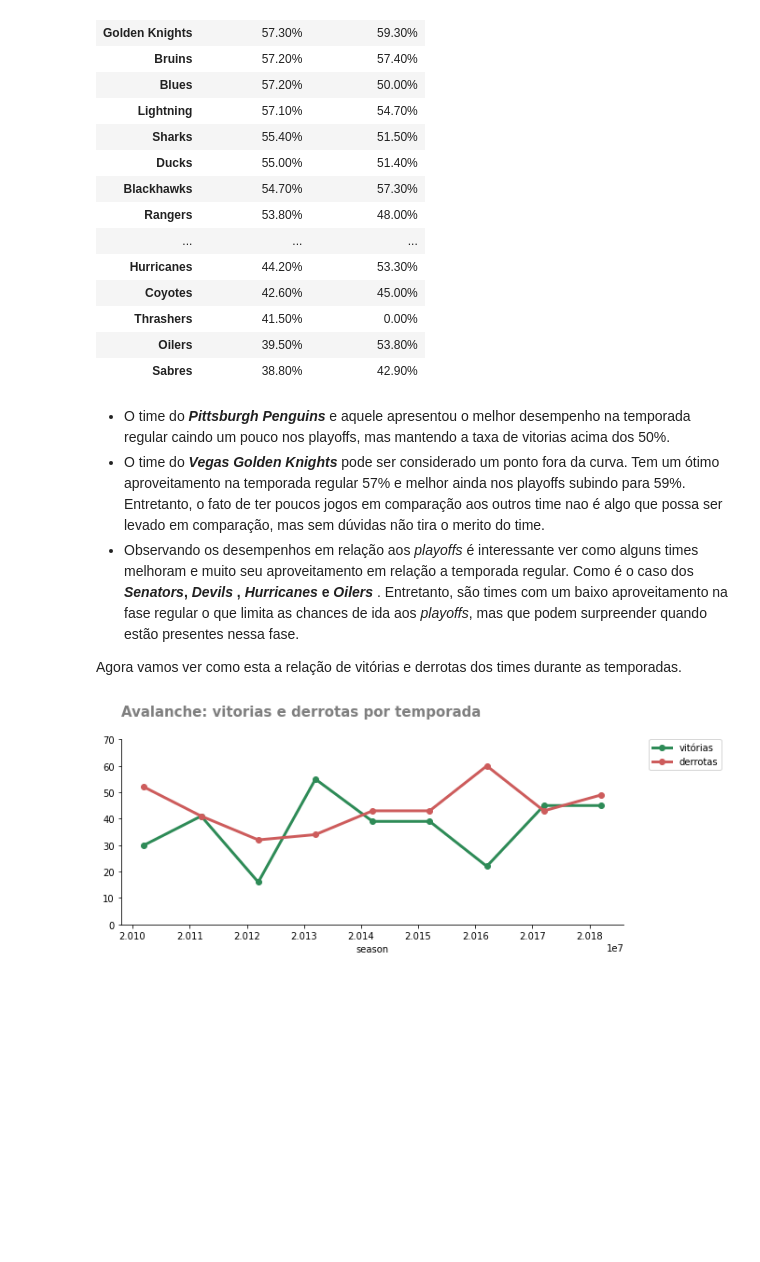
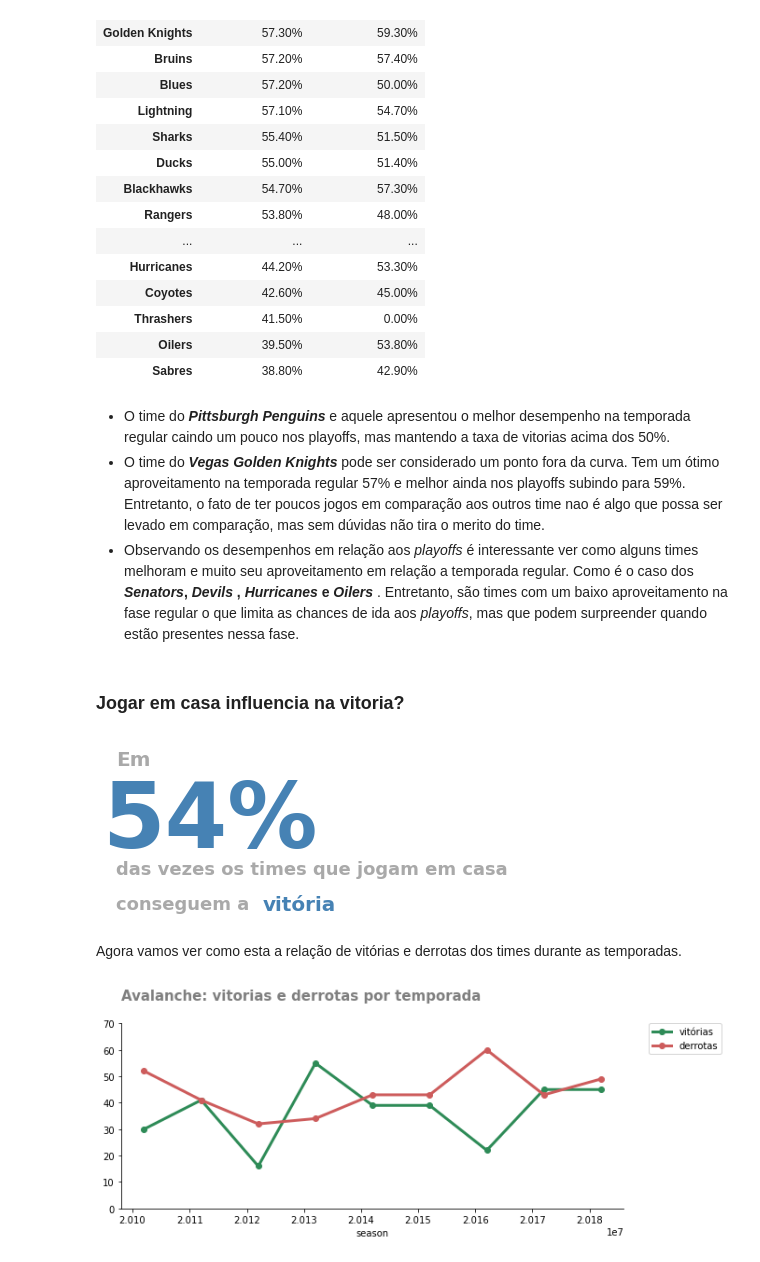
Before and after one commit to DanOakStats/NHL, a Jupyter notebook: eda_data_codeless.ipynb, the cells around one changed output. Cells and saved outputs as stored; diff of their text form; code cells hidden in the pictures; blank space fills up the shorter version.

```diff
--- a/eda_data_codeless.ipynb
+++ b/eda_data_codeless.ipynb
@@ -261,8 +261,14 @@ team_wins[["win_rate_regular", "win_rate_playoffs"]].style.format({'win_rate_reg
 * O time do ***Pittsburgh Penguins*** e aquele apresentou o melhor desempenho na temporada regular caindo um pouco nos playoffs, mas mantendo a taxa de vitorias acima dos 50%.
 * O time do ***Vegas Golden Knights*** pode ser considerado um ponto fora da curva. Tem um ótimo aproveitamento na temporada regular 57% e melhor ainda nos playoffs subindo para 59%. Entretanto, o fato de ter poucos jogos em comparação aos outros time nao é algo que possa ser levado em comparação, mas sem dúvidas não tira o merito do time.
 * Observando os desempenhos em relação aos *playoffs* é interessante ver como alguns times melhoram e muito seu aproveitamento em relação a temporada regular. Como é o caso dos ***Senators*, *Devils* , *Hurricanes* e *Oilers*** . Entretanto, são times com um baixo aproveitamento na fase regular o que limita as chances de ida aos *playoffs*, mas que podem surpreender quando estão presentes nessa fase.
-
-Agora vamos ver como esta a relação de vitórias e derrotas dos times durante as temporadas.
+# %% [markdown]
+### Jogar em casa influencia na vitoria?
+# %%
+Image(filename=("images/winshome.png"))
+# %% [output]
+[figure, added]
+# %% [markdown]
+Agora vamos ver como esta a relação de vitórias e derrotas dos times durante as temporadas.
 # %%
 #team_name = input("Select team: ")
 for team in list(nhl_eda["team_name"].sort_values().unique()):
```
Also changed, not shown: 2 other files.
